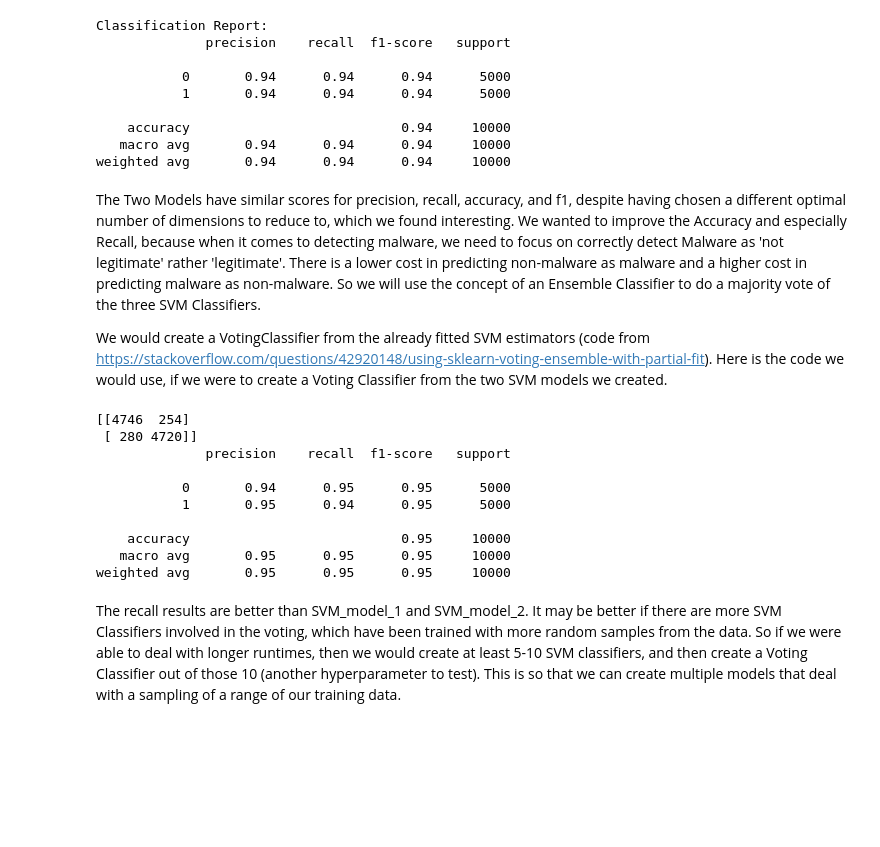
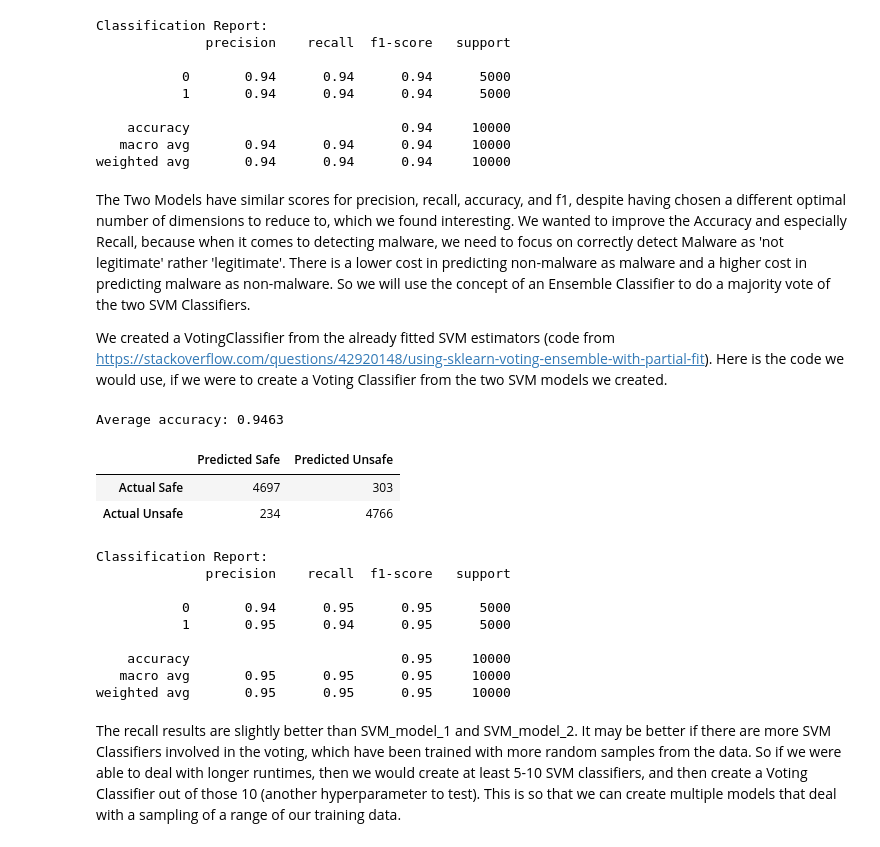
Before and after one commit to ayaabdelgawad/categorize-viruses, a Jupyter notebook: mal-classifier.ipynb, the cells around one changed output. Saved outputs shown, nothing was run; the diff lists cells and outputs as text; code cells hidden in the pictures; blank space fills up the shorter version.

```diff
--- a/mal-classifier.ipynb
+++ b/mal-classifier.ipynb
@@ -750,41 +750,44 @@ Classification Report:
    macro avg       0.94      0.94      0.94     10000
 weighted avg       0.94      0.94      0.94     10000
 # %% [markdown]
-The Two Models have similar scores for precision, recall, accuracy, and f1, despite having chosen a different optimal number of dimensions to reduce to, which we found interesting. We wanted to improve the Accuracy and especially Recall, because when it comes to detecting malware, we need to focus on correctly detect Malware as 'not legitimate' rather 'legitimate'. There is a lower cost in predicting non-malware as malware and a higher cost in predicting malware as non-malware. So we will use the concept of an Ensemble Classifier to do a majority vote of the three SVM Classifiers.
+The Two Models have similar scores for precision, recall, accuracy, and f1, despite having chosen a different optimal number of dimensions to reduce to, which we found interesting. We wanted to improve the Accuracy and especially Recall, because when it comes to detecting malware, we need to focus on correctly detect Malware as 'not legitimate' rather 'legitimate'. There is a lower cost in predicting non-malware as malware and a higher cost in predicting malware as non-malware. So we will use the concept of an Ensemble Classifier to do a majority vote of the two SVM Classifiers.
 
-We would create a VotingClassifier from the already fitted SVM estimators (code from https://stackoverflow.com/questions/42920148/using-sklearn-voting-ensemble-with-partial-fit).
+We created a VotingClassifier from the already fitted SVM estimators (code from https://stackoverflow.com/questions/42920148/using-sklearn-voting-ensemble-with-partial-fit).
 Here is the code we would use, if we were to create a Voting Classifier from the two SVM models we created.
 # %%
-data_X, data_Y = get_svm_random_data(data,10000)
+features,labels = get_svm_random_data(data,10000)
 svm1 = pickle.load(open('svm_model_1.sav', 'rb'))
 svm2 = pickle.load(open('svm_model_2.sav', 'rb'))
 vc = VotingClassifier(estimators=[
          ('svm1', svm1), ('svm2', svm2)], voting='hard')
 
 
 from sklearn.preprocessing import LabelEncoder
 svm_list = [svm1, svm2]
 vc.estimators_ = svm_list
-vc.le_ = LabelEncoder().fit(data_Y)
+vc.le_ = LabelEncoder().fit(labels)
 vc.classes_ = vc.le_.classes_
-result = vc.predict(data_X)
+result = vc.predict(features)
 
-predictions = pd.DataFrame(result)
-predictions.rename(columns = {0:'prediction'}, inplace = True)
-conf_matrix = confusion_matrix(data_Y, predictions)
-print(conf_matrix)
-cf_report = classification_report(data_Y, predictions)
-print(cf_report)
+pred = pd.DataFrame(result)
+pred.rename(columns = {0:'prediction'}, inplace = True)
+print ("Average accuracy:", accuracy_score (labels, pred))
+print_confusion_matrix (*confusion_matrix (labels, pred).ravel ())
+print ("Classification Report:")
+print (classification_report (labels, pred))
 # %% [output]
-[[4746  254]
- [ 280 4720]]
-              precision    recall  f1-score   support
-
-           0       0.94      0.95      0.95      5000
-           1       0.95      0.94      0.95      5000
-
-    accuracy                           0.95     10000
-   macro avg       0.95      0.95      0.95     10000
-weighted avg       0.95      0.95      0.95     10000
+Average accuracy: 0.9463
+|  | Predicted Safe | Predicted Unsafe |
+| Actual Safe | 4697 | 303 |
+| Actual Unsafe | 234 | 4766 |
+Classification Report:
+              precision    recall  f1-score   support
+
+           0       0.94      0.95      0.95      5000
+           1       0.95      0.94      0.95      5000
+
+    accuracy                           0.95     10000
+   macro avg       0.95      0.95      0.95     10000
+weighted avg       0.95      0.95      0.95     10000
 # %% [markdown]
-The recall results are better than SVM_model_1 and SVM_model_2. It may be better if there are more SVM Classifiers involved in the voting, which have been trained with more random samples from the data. So if we were able to deal with longer runtimes, then we would create at least 5-10 SVM classifiers, and then create a Voting Classifier out of those 10 (another hyperparameter to test). This is so that we can create multiple models that deal with a sampling of a range of our training data.
+The recall results are slightly better than SVM_model_1 and SVM_model_2. It may be better if there are more SVM Classifiers involved in the voting, which have been trained with more random samples from the data. So if we were able to deal with longer runtimes, then we would create at least 5-10 SVM classifiers, and then create a Voting Classifier out of those 10 (another hyperparameter to test). This is so that we can create multiple models that deal with a sampling of a range of our training data.
```
Also changed, not shown: parts of 1 cell of this notebook.
